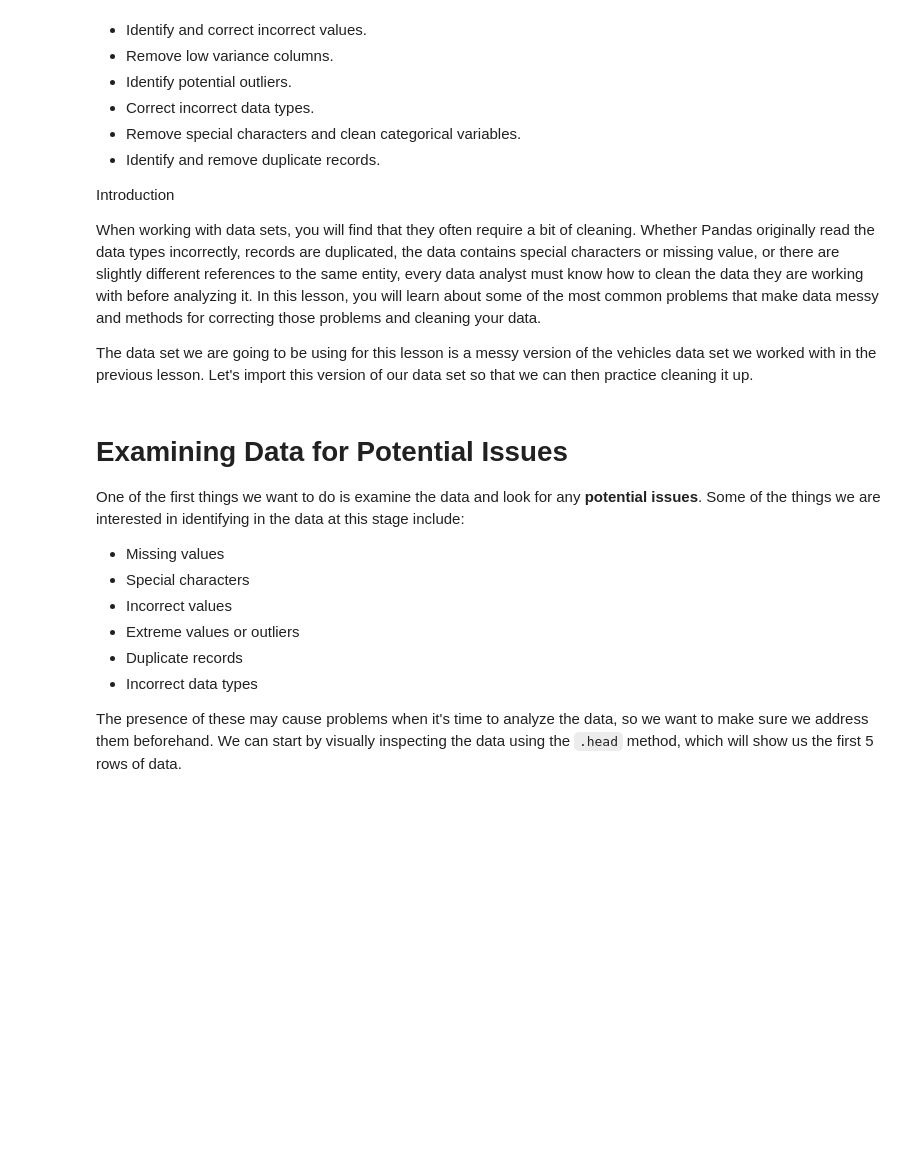
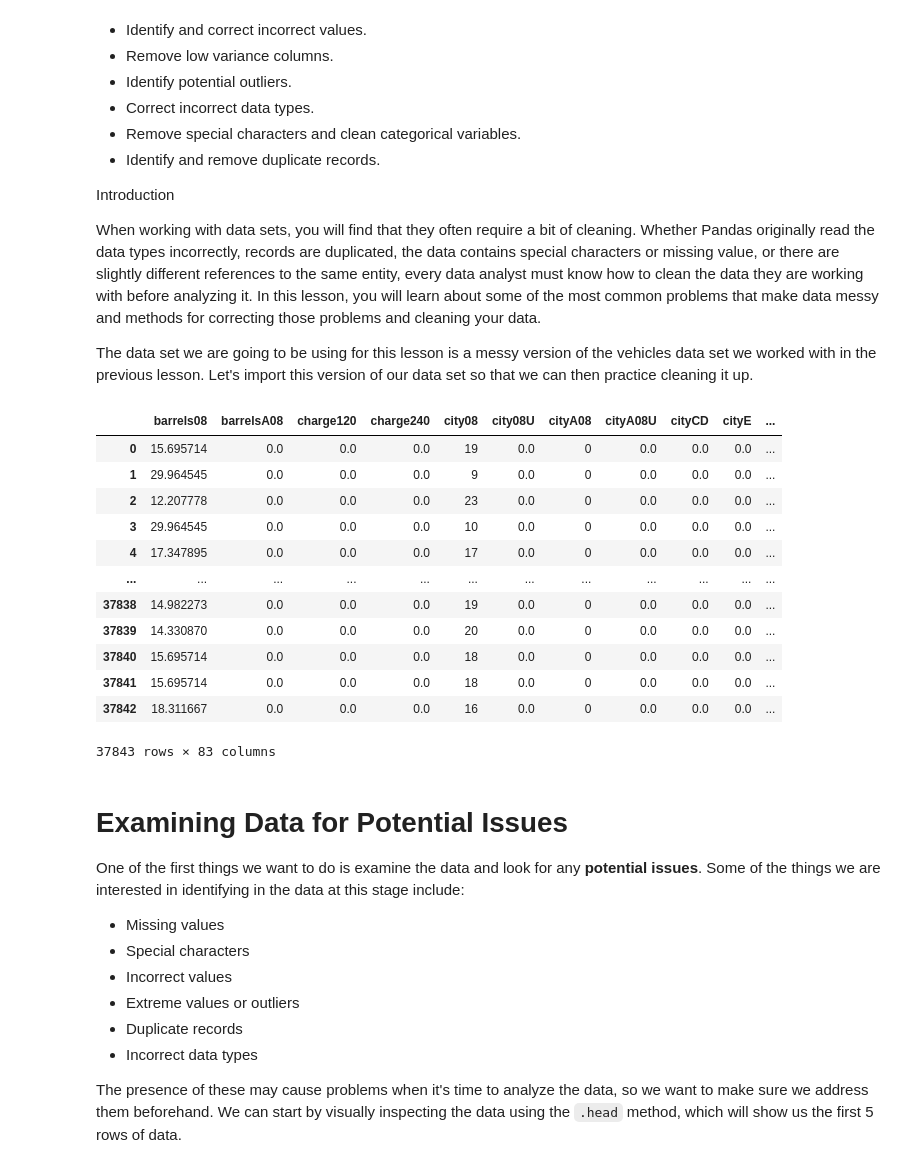
Before and after one commit to Ironhack-Data-Madrid-Mayo-2022/2.4-lab-data-cleaning, a Jupyter notebook: your-code/main.ipynb, the cells around one changed output. Drawn from its saved outputs; the diff is of its cells as text; code cells hidden in the pictures; blank space fills up the shorter version.

```diff
--- a/your-code/main.ipynb
+++ b/your-code/main.ipynb
@@ -27,7 +28,22 @@ import numpy as np
 # %%
 #Load data from vehicles_messy.csv
 
 data = pd.read_csv('../data/vehicles_messy.csv')
+data
+# %% [output]
+|  | barrels08 | barrelsA08 | charge120 | charge240 | city08 | city08U | cityA08 | cityA08U | cityCD | cityE | ... |
+| 0 | 15.695714 | 0.0 | 0.0 | 0.0 | 19 | 0.0 | 0 | 0.0 | 0.0 | 0.0 | ... |
+| 1 | 29.964545 | 0.0 | 0.0 | 0.0 | 9 | 0.0 | 0 | 0.0 | 0.0 | 0.0 | ... |
+| 2 | 12.207778 | 0.0 | 0.0 | 0.0 | 23 | 0.0 | 0 | 0.0 | 0.0 | 0.0 | ... |
+| 3 | 29.964545 | 0.0 | 0.0 | 0.0 | 10 | 0.0 | 0 | 0.0 | 0.0 | 0.0 | ... |
+| 4 | 17.347895 | 0.0 | 0.0 | 0.0 | 17 | 0.0 | 0 | 0.0 | 0.0 | 0.0 | ... |
+| ... | ... | ... | ... | ... | ... | ... | ... | ... | ... | ... | ... |
+| 37838 | 14.982273 | 0.0 | 0.0 | 0.0 | 19 | 0.0 | 0 | 0.0 | 0.0 | 0.0 | ... |
+| 37839 | 14.330870 | 0.0 | 0.0 | 0.0 | 20 | 0.0 | 0 | 0.0 | 0.0 | 0.0 | ... |
+| 37840 | 15.695714 | 0.0 | 0.0 | 0.0 | 18 | 0.0 | 0 | 0.0 | 0.0 | 0.0 | ... |
+| 37841 | 15.695714 | 0.0 | 0.0 | 0.0 | 18 | 0.0 | 0 | 0.0 | 0.0 | 0.0 | ... |
+| 37842 | 18.311667 | 0.0 | 0.0 | 0.0 | 16 | 0.0 | 0 | 0.0 | 0.0 | 0.0 | ... |
+37843 rows × 83 columns
 # %% [markdown]
 # Examining Data for Potential Issues
 
```
Also changed, not shown: parts of 21 cells of this notebook.
